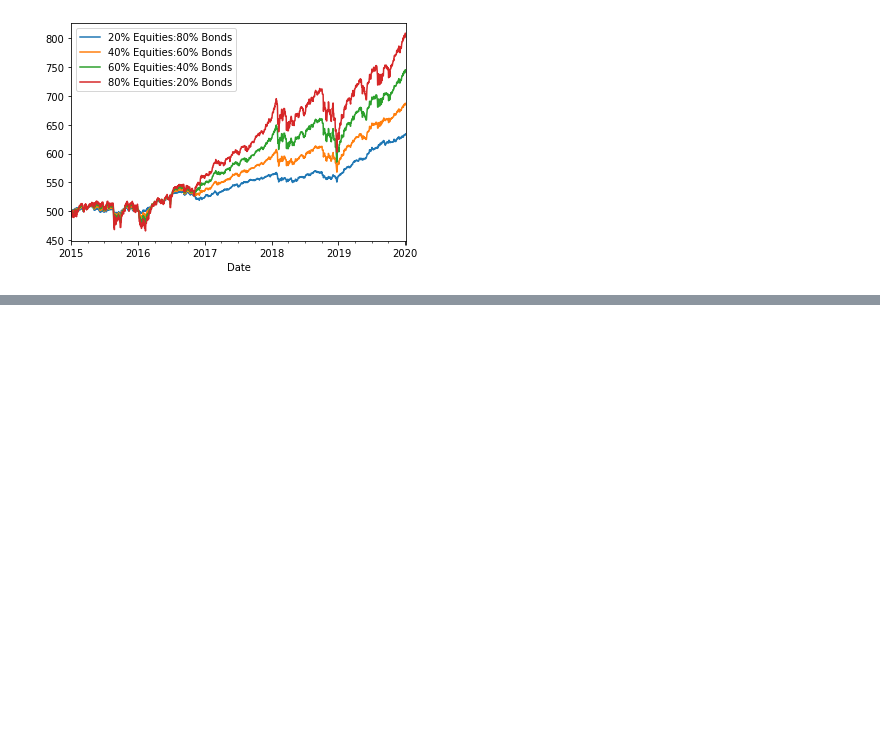
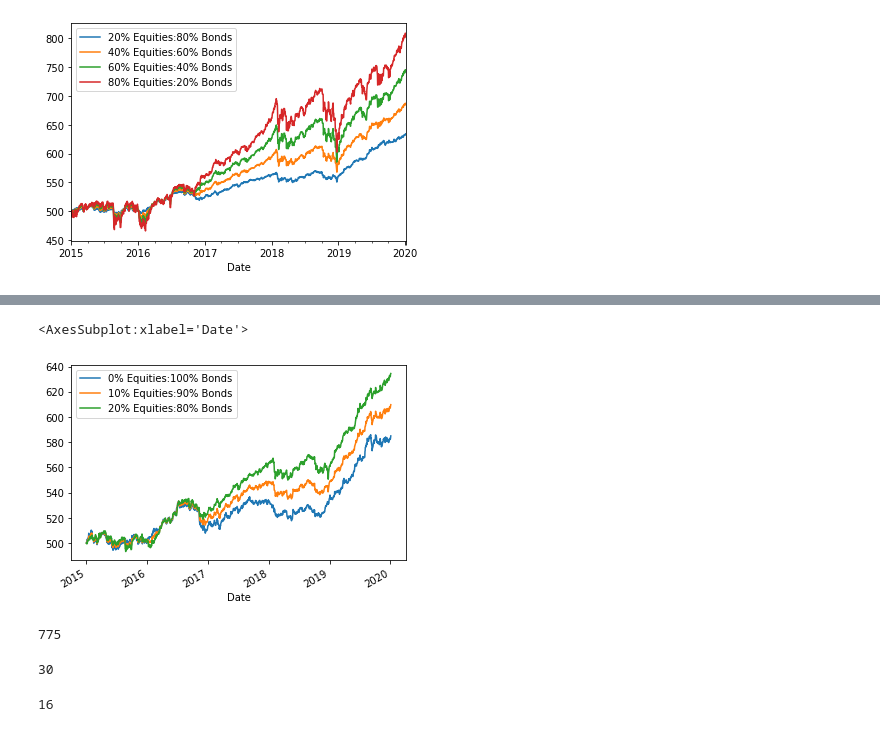
Before and after one commit to spencer84/Portfolio-Management, a Jupyter notebook: Financial Analysis - Equities and Bonds.ipynb, the cells around one changed output, grey strips where cells are left out. Cells and saved outputs as stored; diff of their text form; code cells hidden in the pictures; blank space fills up the shorter version.

```diff
--- a/Financial Analysis - Equities and Bonds.ipynb
+++ b/Financial Analysis - Equities and Bonds.ipynb
@@ -199,0 +222,4 @@ allocation_roi_df
+# %%
+# Remove duplicate values -- Duplicates are created on non-market trading days where the next value is returned
+
+allocation_df = allocation_df.drop_duplicates(keep='first').sort_index()
@@ -210,0 +305,17 @@ std_df
+# %%
+allocation_df[['0% Equities:100% Bonds','10% Equities:90% Bonds','20% Equities:80% Bonds']].plot()
+# %% [output]
+<AxesSubplot:xlabel='Date'>
+[figure, added]
+# %%
+len(daily_change_df[(daily_change_df['0% Equities:100% Bonds']>.1) | ((daily_change_df['0% Equities:100% Bonds']<-.1))])
+# %% [output]
+775
+# %%
+len(daily_change_df[(daily_change_df['0% Equities:100% Bonds']>.5) | ((daily_change_df['0% Equities:100% Bonds']<-.5))])
+# %% [output]
+30
+# %%
+len(daily_change_df[(daily_change_df['10% Equities:90% Bonds']>.5) | ((daily_change_df['10% Equities:90% Bonds']<-.5))])
+# %% [output]
+16
```
Also changed, not shown: parts of 67 cells of this notebook.
